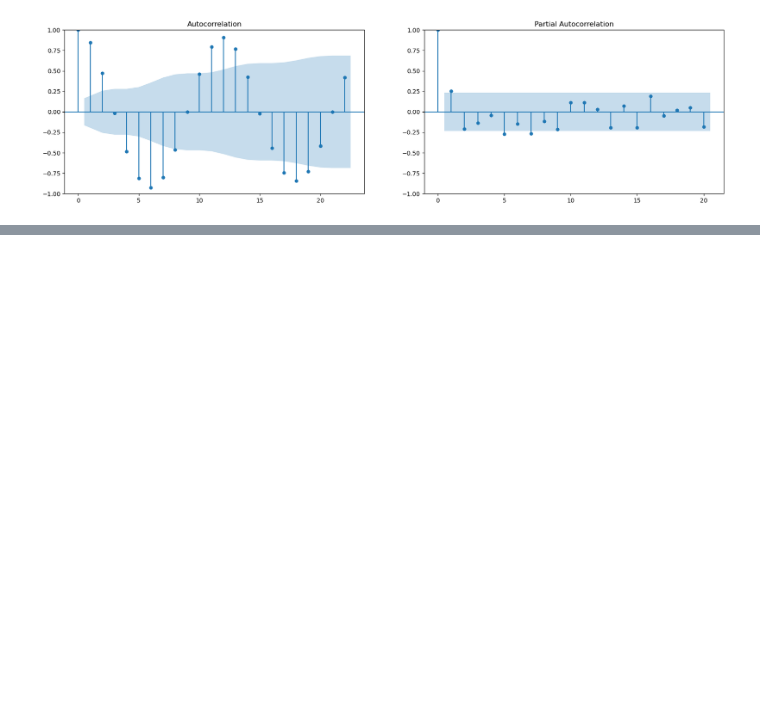
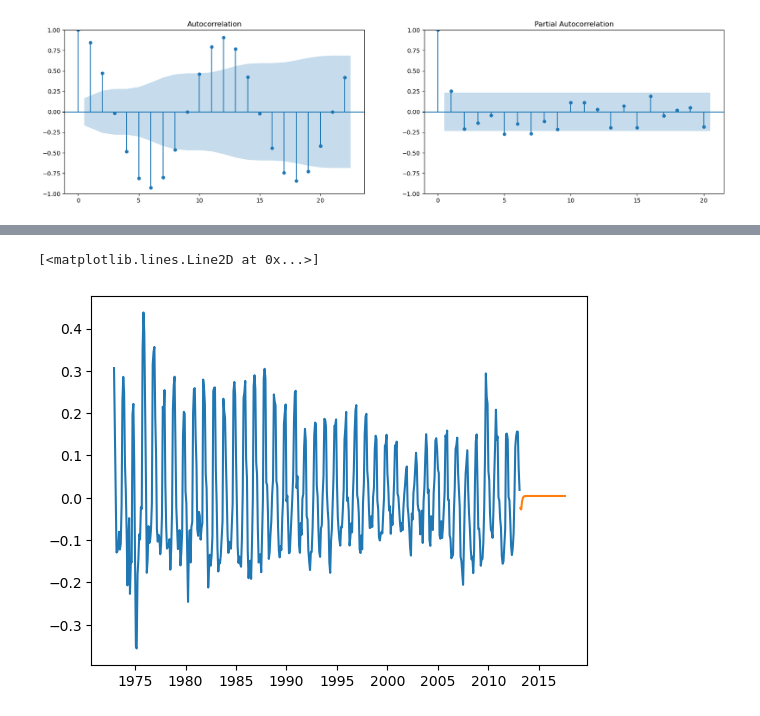
Before and after one commit to VaskarO/Time-series-analysis-and-forecasting, a Jupyter notebook: ARIMA_SARIMAX.ipynb, the cells around one changed output, grey strips where cells are left out. Cells and saved outputs as stored; diff of their text form; code cells hidden in the pictures; blank space fills up the shorter version.

Commit message:
Autoregressive model

```diff
--- a/ARIMA_SARIMAX.ipynb
+++ b/ARIMA_SARIMAX.ipynb
@@ -99,3 +99,14 @@ plot_pacf(lag_pacf, lags= 20, ax= ax[1])
 plt.show()
 # %% [output]
 [figure]
+# %%
+from statsmodels.tsa.arima.model import ARIMA
+from sklearn.model_selection import train_test_split
+
+df_index_log_scaled_minus_ma.dropna(inplace=True)
+train, test =train_test_split(df_index_log_scaled_minus_ma, test_size=0.10, shuffle=False)
+
+model_arima = ARIMA(train, order= (1,1,4))
+
+model_arima_fit = model_arima.fit()
+predictions = model_arima_fit.predict(start='2013-03-01', end = '2017--08-01')
@@ -101,0 +149,6 @@ plt.show()
+# %%
+plt.plot(train)
+plt.plot(predictions)
+# %% [output]
+[<matplotlib.lines.Line2D at 0x...>]
+[figure, added]
```
Also changed, not shown: parts of 2 cells of this notebook.
